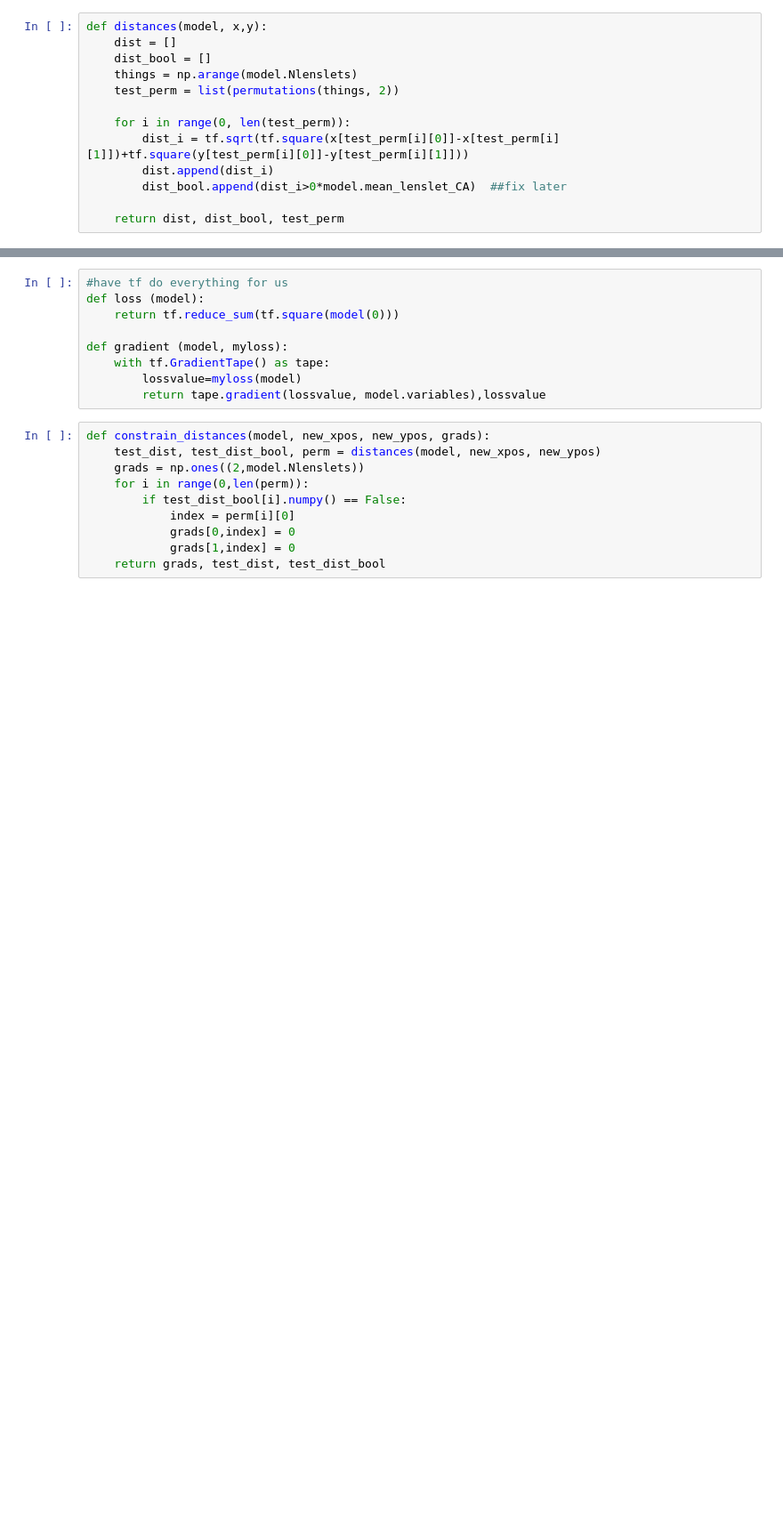
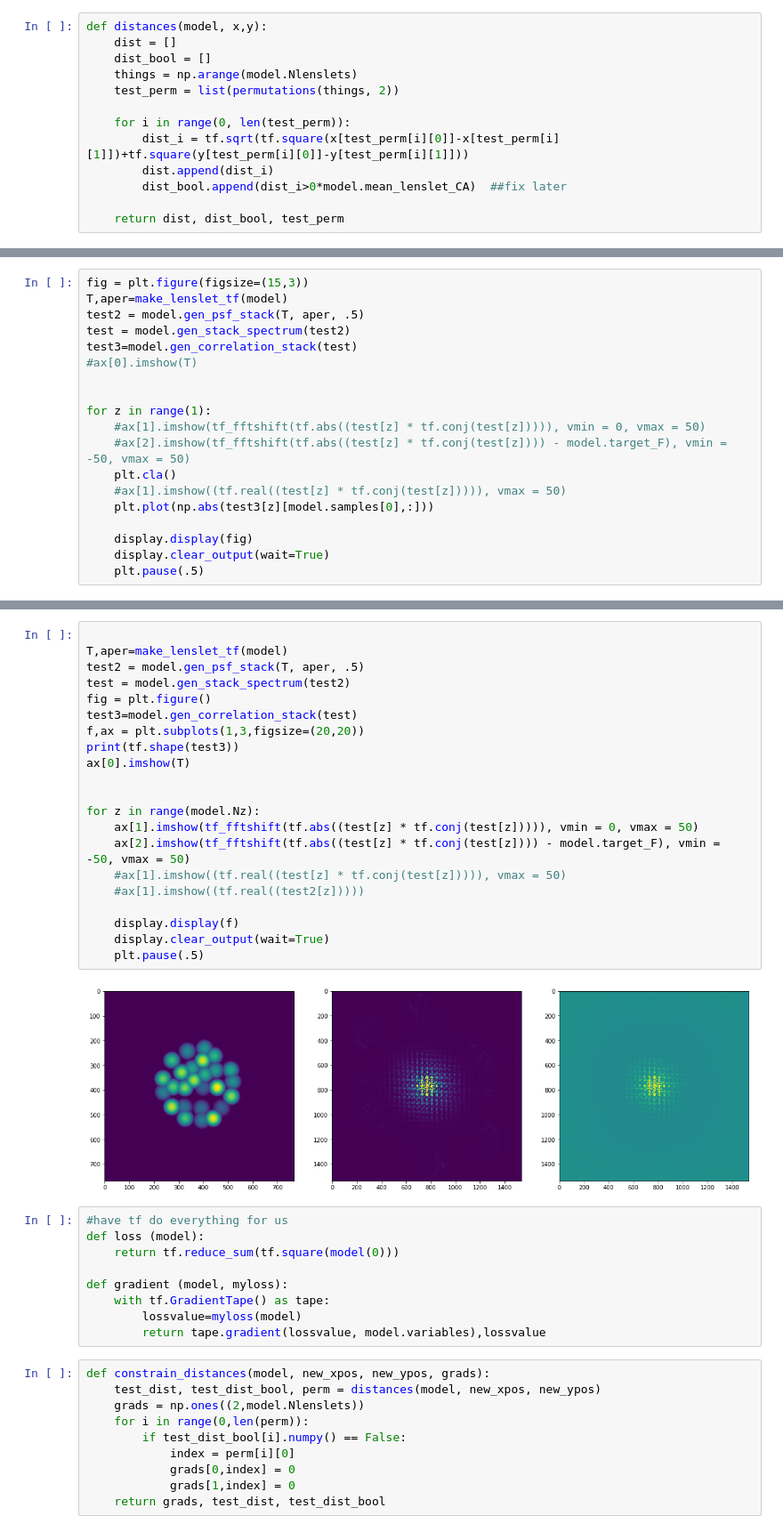
Before and after one commit to antipa/Randoscope_dev, a Jupyter notebook: RandoscopeXCorrMinTF-RadiusLearning.ipynb, the cells around one changed output, grey strips where cells are left out. Shown at 89% size. Saved outputs shown, nothing was run; the diff lists cells and outputs as text; blank space fills up the shorter version.

```diff
--- a/RandoscopeXCorrMinTF-RadiusLearning.ipynb
+++ b/RandoscopeXCorrMinTF-RadiusLearning.ipynb
@@ -212,0 +213,19 @@ model.variables
+# %%
+fig = plt.figure(figsize=(15,3))
+T,aper=make_lenslet_tf(model)
+test2 = model.gen_psf_stack(T, aper, .5)
+test = model.gen_stack_spectrum(test2)
+test3=model.gen_correlation_stack(test)
+#ax[0].imshow(T)
+
+
+for z in range(1):
+    #ax[1].imshow(tf_fftshift(tf.abs((test[z] * tf.conj(test[z])))), vmin = 0, vmax = 50)
+    #ax[2].imshow(tf_fftshift(tf.abs((test[z] * tf.conj(test[z]))) - model.target_F), vmin = -50, vmax = 50)
+    plt.cla()
+    #ax[1].imshow((tf.real((test[z] * tf.conj(test[z])))), vmax = 50)
+    plt.plot(np.abs(test3[z][model.samples[0],:]))
+
+    display.display(fig)
+    display.clear_output(wait=True)
+    plt.pause(.5)
@@ -213,3 +234,26 @@ model.variables
+# %%
+
+T,aper=make_lenslet_tf(model)
+test2 = model.gen_psf_stack(T, aper, .5)
+test = model.gen_stack_spectrum(test2)
+fig = plt.figure()
+test3=model.gen_correlation_stack(test)
+f,ax = plt.subplots(1,3,figsize=(20,20))
+print(tf.shape(test3))
+ax[0].imshow(T)
+
+
+for z in range(model.Nz):
+    ax[1].imshow(tf_fftshift(tf.abs((test[z] * tf.conj(test[z])))), vmin = 0, vmax = 50)
+    ax[2].imshow(tf_fftshift(tf.abs((test[z] * tf.conj(test[z]))) - model.target_F), vmin = -50, vmax = 50)
+    #ax[1].imshow((tf.real((test[z] * tf.conj(test[z])))), vmax = 50)
+    #ax[1].imshow((tf.real((test2[z]))))
+
+    display.display(f)
+    display.clear_output(wait=True)
+    plt.pause(.5)
+# %% [output]
+[figure, added]
 # %%
 #have tf do everything for us
 def loss (model):
```
Also changed, not shown: parts of 11 cells of this notebook.
